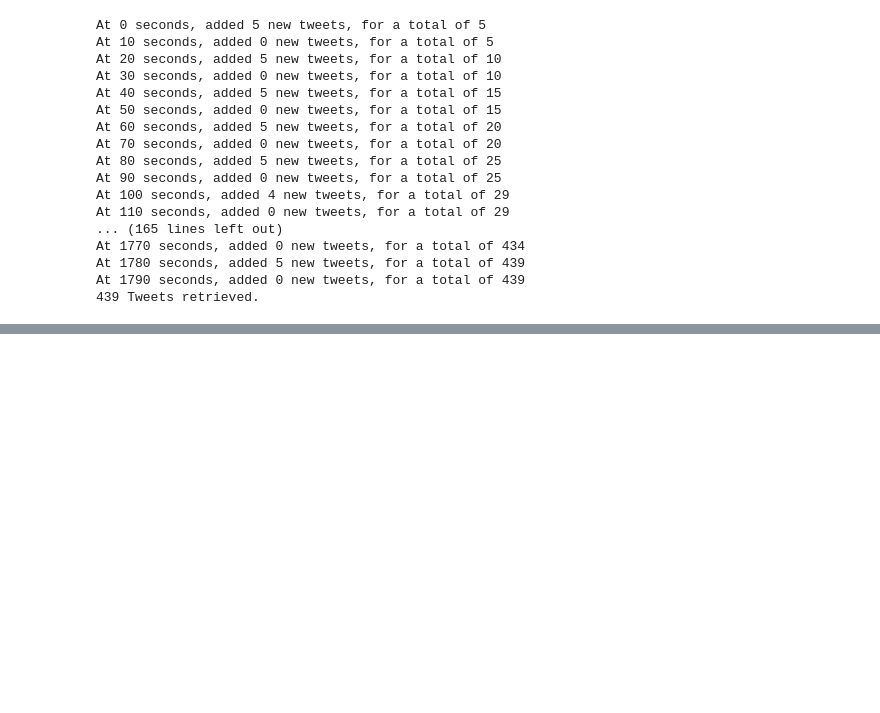
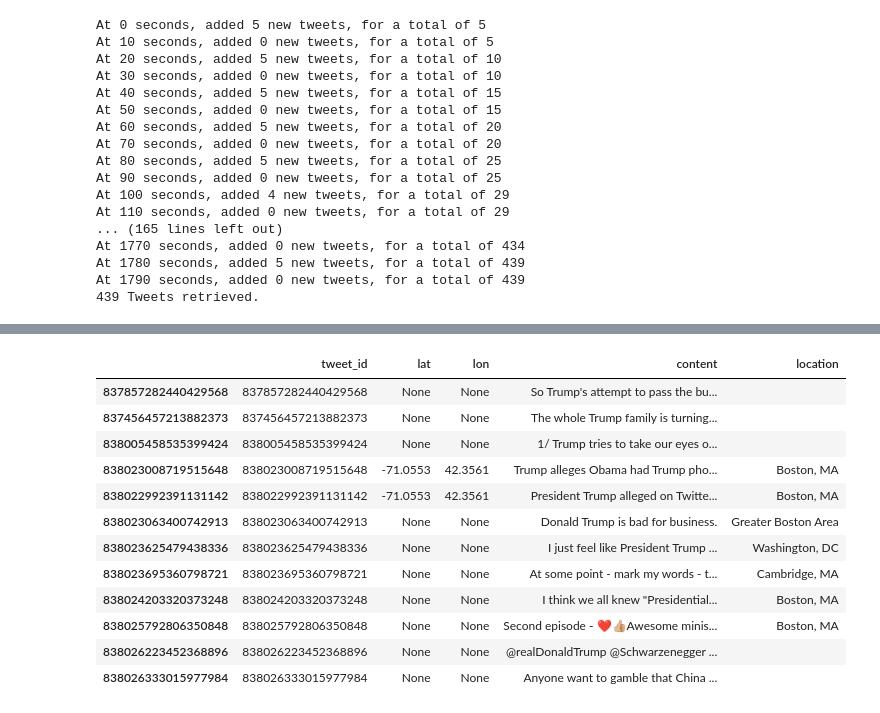
Before and after one commit to jttarleton/big-data-spring2017, a Jupyter notebook: week4/PSET_3_API_Data_Scraping.ipynb, the cells around one changed output, grey strips where cells are left out. Cells and saved outputs as stored; diff of their text form; code cells hidden in the pictures; blank space fills up the shorter version.

Commit message:
Finished PSET 3

```diff
--- a/week4/PSET_3_API_Data_Scraping.ipynb
+++ b/week4/PSET_3_API_Data_Scraping.ipynb
@@ -516,0 +247,3 @@ df_tweets
+# %%
+pd.set_option('display.max_rows', 500)
+df_somervilletweetsclean
@@ -516,0 +416,30 @@ df_tweets
+# %%
+file_dir = "data/PSET/search_term"
+
+onlyfiles = [ f for f in listdir(file_dir) if isfile(join(file_dir,f)) and not f.startswith('.')]
+
+df_trumpbostontweets = pd.DataFrame(columns = ['tweet_id', 'lat', 'lon', 'content','location'])
+
+for file in onlyfiles:
+    full_dir = join(file_dir,file)
+    with open(full_dir) as json_data:
+        dict = json.load(json_data)
+        if not isinstance(dict, list):
+            for key, val in dict.items():
+                df_trumpbostontweets.loc[key,val] = val
+
+df_trumpbostontweets
+# %% [output]
+|  | tweet_id | lat | lon | content | location |
+| 837857282440429568 | 837857282440429568 | None | None | So Trump's attempt to pass the bu... |  |
+| 837456457213882373 | 837456457213882373 | None | None | The whole Trump family is turning... |  |
+| 838005458535399424 | 838005458535399424 | None | None | 1/ Trump tries to take our eyes o... |  |
+| 838023008719515648 | 838023008719515648 | -71.0553 | 42.3561 | Trump alleges Obama had Trump pho... | Boston, MA |
+| 838022992391131142 | 838022992391131142 | -71.0553 | 42.3561 | President Trump alleged on Twitte... | Boston, MA |
+| 838023063400742913 | 838023063400742913 | None | None | Donald Trump is bad for business. | Greater Boston Area |
+| 838023625479438336 | 838023625479438336 | None | None | I just feel like President Trump ... | Washington, DC |
+| 838023695360798721 | 838023695360798721 | None | None | At some point - mark my words - t... | Cambridge, MA |
+| 838024203320373248 | 838024203320373248 | None | None | I think we all knew "Presidential... | Boston, MA |
+| 838025792806350848 | 838025792806350848 | None | None | Second episode - ❤👍🏼Awesome minis... | Boston, MA |
+| 838026223452368896 | 838026223452368896 | None | None | @realDonaldTrump @Schwarzenegger ... |  |
+| 838026333015977984 | 838026333015977984 | None | None | Anyone want to gamble that China ... |  |
```
Also changed, not shown: parts of 47 cells of this notebook, 4 other files.
